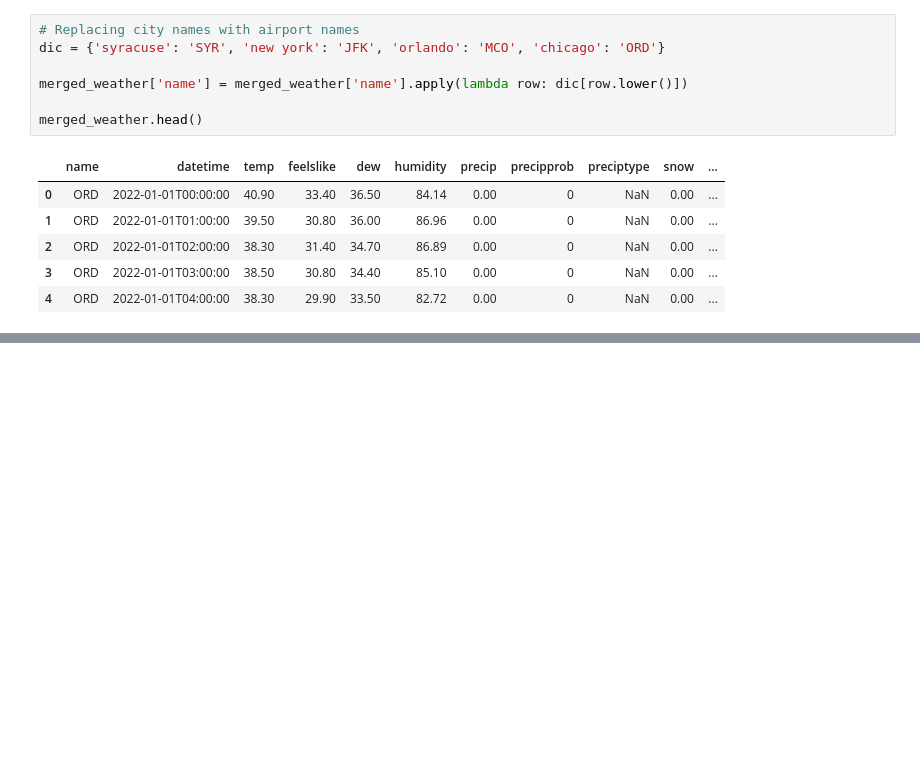
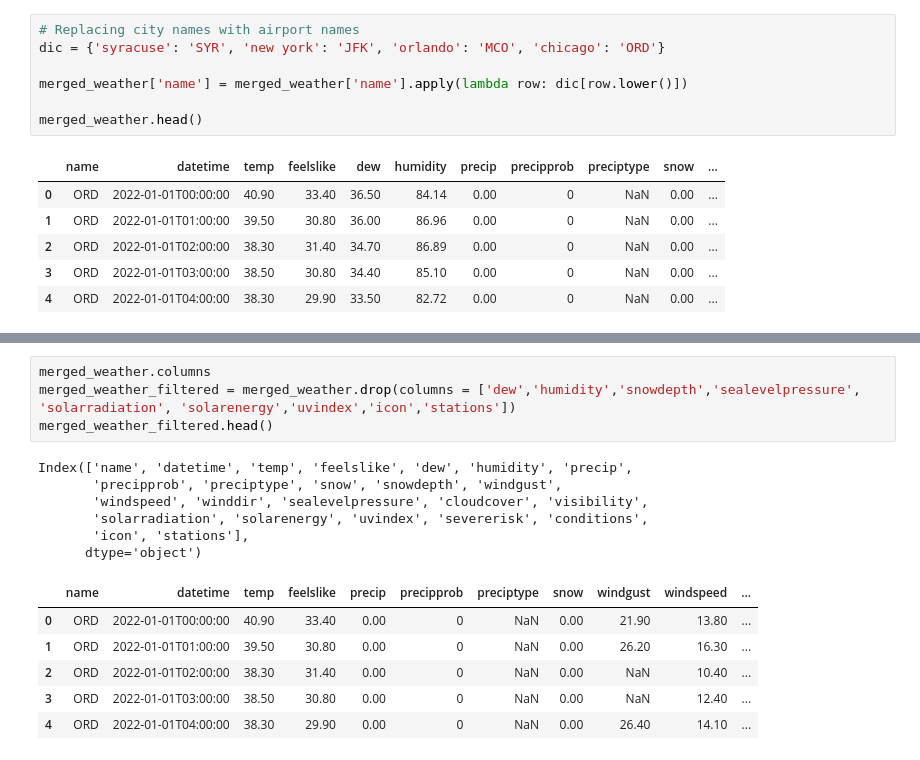
Before and after one commit to pksp99/flight-predictor, a Jupyter notebook: dataset/weather_data/merge_weather.ipynb, the cells around one changed output, grey strips where cells are left out. Drawn from its saved outputs; the diff is of its cells as text; blank space fills up the shorter version.

```diff
--- a/dataset/weather_data/merge_weather.ipynb
+++ b/dataset/weather_data/merge_weather.ipynb
@@ -62,0 +97,17 @@ merged_weather.head()
+# %%
+merged_weather.columns
+merged_weather_filtered = merged_weather.drop(columns = ['dew','humidity','snowdepth','sealevelpressure', 'solarradiation', 'solarenergy','uvindex','icon','stations'])
+merged_weather_filtered.head()
+# %% [output]
+Index(['name', 'datetime', 'temp', 'feelslike', 'dew', 'humidity', 'precip',
+       'precipprob', 'preciptype', 'snow', 'snowdepth', 'windgust',
+       'windspeed', 'winddir', 'sealevelpressure', 'cloudcover', 'visibility',
+       'solarradiation', 'solarenergy', 'uvindex', 'severerisk', 'conditions',
+       'icon', 'stations'],
+      dtype='object')
+|  | name | datetime | temp | feelslike | precip | precipprob | preciptype | snow | windgust | windspeed | ... |
+| 0 | ORD | 2022-01-01T00:00:00 | 40.90 | 33.40 | 0.00 | 0 | NaN | 0.00 | 21.90 | 13.80 | ... |
+| 1 | ORD | 2022-01-01T01:00:00 | 39.50 | 30.80 | 0.00 | 0 | NaN | 0.00 | 26.20 | 16.30 | ... |
+| 2 | ORD | 2022-01-01T02:00:00 | 38.30 | 31.40 | 0.00 | 0 | NaN | 0.00 | NaN | 10.40 | ... |
+| 3 | ORD | 2022-01-01T03:00:00 | 38.50 | 30.80 | 0.00 | 0 | NaN | 0.00 | NaN | 12.40 | ... |
+| 4 | ORD | 2022-01-01T04:00:00 | 38.30 | 29.90 | 0.00 | 0 | NaN | 0.00 | 26.40 | 14.10 | ... |
```
Also changed, not shown: parts of 5 cells of this notebook, 3 other files.
